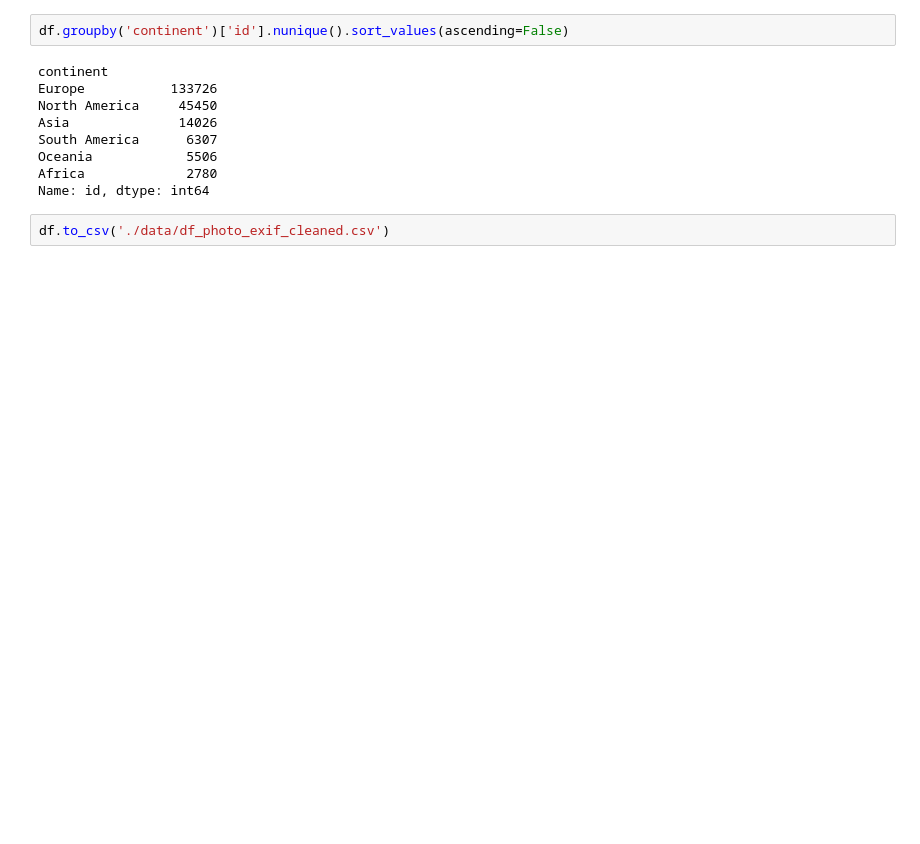
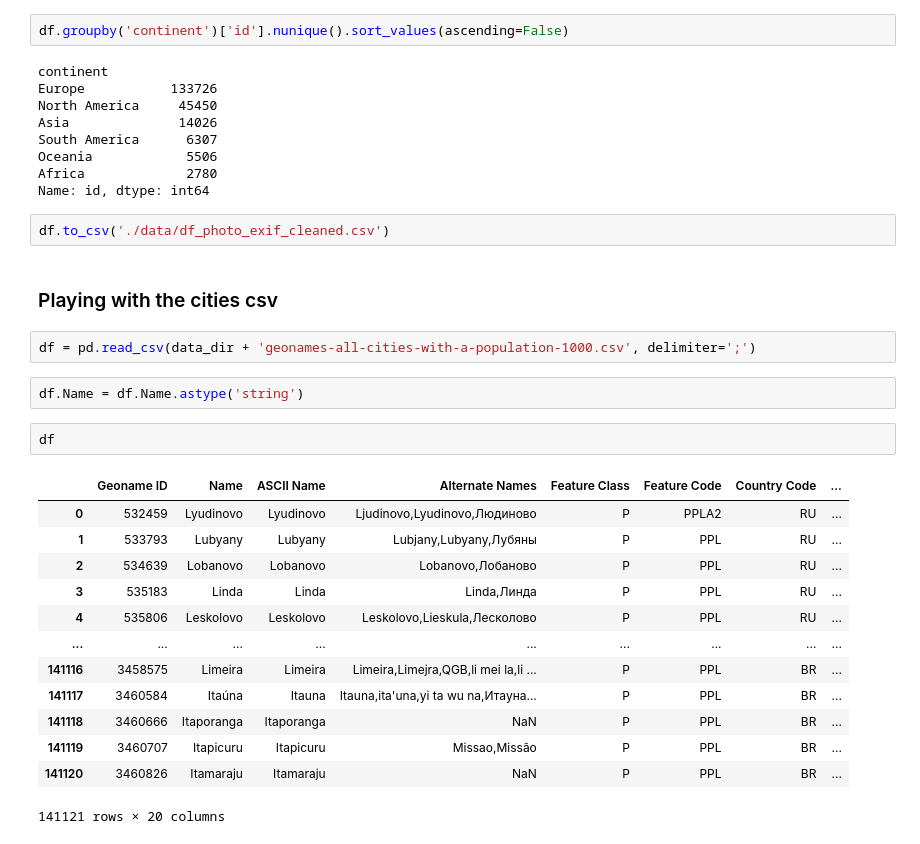
Before and after one commit to BrittaZa/Capstone_Flickr_Metadata, a Jupyter notebook: johannes_eda.ipynb, the cells around one changed output. Saved outputs shown, nothing was run; the diff lists cells and outputs as text; blank space fills up the shorter version.

```diff
--- a/johannes_eda.ipynb
+++ b/johannes_eda.ipynb
@@ -416,3 +456,25 @@ Africa             2780
 Name: id, dtype: int64
 # %%
 df.to_csv('./data/df_photo_exif_cleaned.csv')
+# %% [markdown]
+### Playing with the cities csv
+# %%
+df = pd.read_csv(data_dir + 'geonames-all-cities-with-a-population-1000.csv', delimiter=';')
+# %%
+df.Name = df.Name.astype('string')
+# %%
+df
+# %% [output]
+|  | Geoname ID | Name | ASCII Name | Alternate Names | Feature Class | Feature Code | Country Code | ... |
+| 0 | 532459 | Lyudinovo | Lyudinovo | Ljudinovo,Lyudinovo,Людиново | P | PPLA2 | RU | ... |
+| 1 | 533793 | Lubyany | Lubyany | Lubjany,Lubyany,Лубяны | P | PPL | RU | ... |
+| 2 | 534639 | Lobanovo | Lobanovo | Lobanovo,Лобаново | P | PPL | RU | ... |
+| 3 | 535183 | Linda | Linda | Linda,Линда | P | PPL | RU | ... |
+| 4 | 535806 | Leskolovo | Leskolovo | Leskolovo,Lieskula,Лесколово | P | PPL | RU | ... |
+| ... | ... | ... | ... | ... | ... | ... | ... | ... |
+| 141116 | 3458575 | Limeira | Limeira | Limeira,Limejra,QGB,li mei la,li ... | P | PPL | BR | ... |
+| 141117 | 3460584 | Itaúna | Itauna | Itauna,ita'una,yi ta wu na,Итауна... | P | PPL | BR | ... |
+| 141118 | 3460666 | Itaporanga | Itaporanga | NaN | P | PPL | BR | ... |
+| 141119 | 3460707 | Itapicuru | Itapicuru | Missao,Missão | P | PPL | BR | ... |
+| 141120 | 3460826 | Itamaraju | Itamaraju | NaN | P | PPL | BR | ... |
+141121 rows × 20 columns
```
Also changed, not shown: parts of 23 cells of this notebook, 4 other files.
